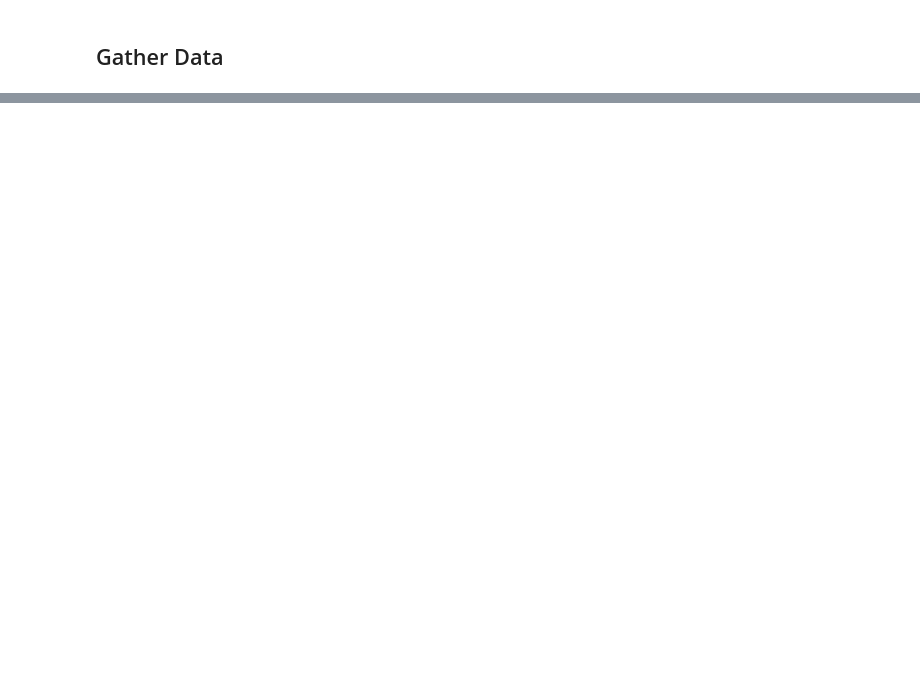
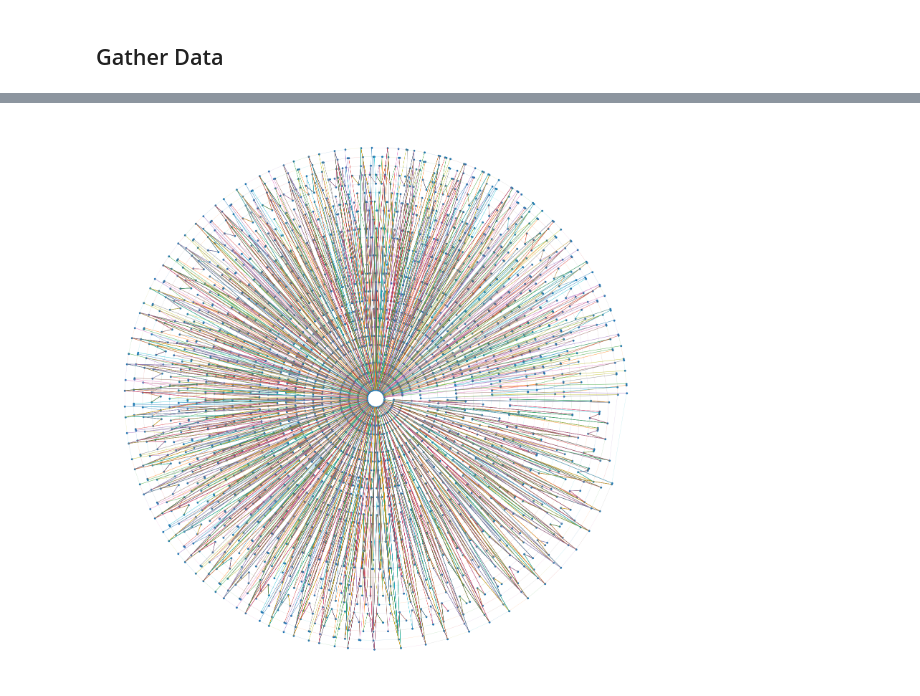
Before and after one commit to c9turner/BART-258B, a Jupyter notebook: main.ipynb, the cells around one changed output, grey strips where cells are left out. Drawn from its saved outputs; the diff is of its cells as text; code cells hidden in the pictures; blank space fills up the shorter version.

Commit message:
Added connected graph visual

```diff
--- a/main.ipynb
+++ b/main.ipynb
@@ -434,3 +434,98 @@ Solution count 1: 251
 
 Optimal solution found (tolerance 1.00e-04)
 Best objective 2.510000000000e+02, best bound 2.510000000000e+02, gap 0.0000%
+# %%
+import numpy as np
+import pandas as pd
+import matplotlib.pyplot as plt
+
+# --- Assumes arc_df already exists with from_stop, to_stop, dep_time, arr_time ---
+
+df = arc_df[arc_df['route_id'] == '1'].copy()
+
+# 1) Make sure times are numeric and collect unique event times
+for col in ["dep_time", "arr_time"]:
+    df[col] = df[col].astype(float)
+
+all_times = np.unique(df[["dep_time", "arr_time"]].values)
+all_times_sorted = np.sort(all_times)
+
+# Map each time to an index 0..T-1
+time_to_idx = {t: i for i, t in enumerate(all_times_sorted)}
+T = len(all_times_sorted)
+
+# 2) Station → radius mapping (concentric circles)
+stations = sorted(set(df["from_stop"]) | set(df["to_stop"]))
+station_to_radius = {st: 1.0 + i for i, st in enumerate(stations)}
+
+# 3) Build node coordinates for every (station, time) that appears
+nodes = {}  # key: (station, time_idx) → (x, y)
+
+for _, row in df.iterrows():
+    s_from = row["from_stop"]
+    s_to   = row["to_stop"]
+    t_dep_idx = time_to_idx[row["dep_time"]]
+    t_arr_idx = time_to_idx[row["arr_time"]]
+
+    for (s, t_idx) in [(s_from, t_dep_idx), (s_to, t_arr_idx)]:
+        if (s, t_idx) not in nodes:
+            r = station_to_radius[s]
+            theta = 2 * np.pi * t_idx / T
+            x = r * np.cos(theta)
+            y = r * np.sin(theta)
+            nodes[(s, t_idx)] = (x, y)
+
+# 4) Build arcs: stage + wait + optional overnight
+stage_arcs = []
+wait_arcs  = []
+overnight_arcs = []
+
+# Stage arcs from dataframe
+for _, row in df.iterrows():
+    s_from = row["from_stop"]
+    s_to   = row["to_stop"]
+    t_dep_idx = time_to_idx[row["dep_time"]]
+    t_arr_idx = time_to_idx[row["arr_time"]]
+    stage_arcs.append(((s_from, t_dep_idx), (s_to, t_arr_idx)))
+
+# Wait + overnight arcs per station
+times_by_station = {}
+for (s, t_idx) in nodes.keys():
+    times_by_station.setdefault(s, []).append(t_idx)
+
+for s, t_list in times_by_station.items():
+    t_list = sorted(t_list)
+    # wait arcs
+    for t1, t2 in zip(t_list[:-1], t_list[1:]):
+        wait_arcs.append(((s, t1), (s, t2)))
+    # overnight (wrap)
+    if len(t_list) > 1:
+        wait_arcs.append(((s, t_list[-1]), (s, t_list[0])))
+
+# 5) Plot
+fig, ax = plt.subplots(figsize=(20, 20))
+ax.set_aspect("equal")
+ax.axis("off")
+
+# draw nodes
+xs, ys = zip(*nodes.values())
+ax.scatter(xs, ys, s=10, label='Antioch to SF Intl Airport SFO/Millbrae')
+
+# helper to draw arc list
+def draw_arcs(arcs, lw=0.5, alpha=0.7):
+    for u, v in arcs:
+        x1, y1 = nodes[u]
+        x2, y2 = nodes[v]
+        ax.plot([x1, x2], [y1, y2], linewidth=lw, alpha=alpha)
+
+# draw stage arcs a bit thicker
+draw_arcs(wait_arcs, lw=0.4, alpha=0.3)
+draw_arcs(stage_arcs, lw=0.7, alpha=0.8)
+
+# (optional) label stations on each ring
+# for s, r in station_to_radius.items():
+#     ax.text(r, 0, s, ha="left", va="center", fontsize=4)
+
+plt.show()
+# %% [output]
+[figure, added]
```
Also changed, not shown: parts of 2 cells of this notebook.
